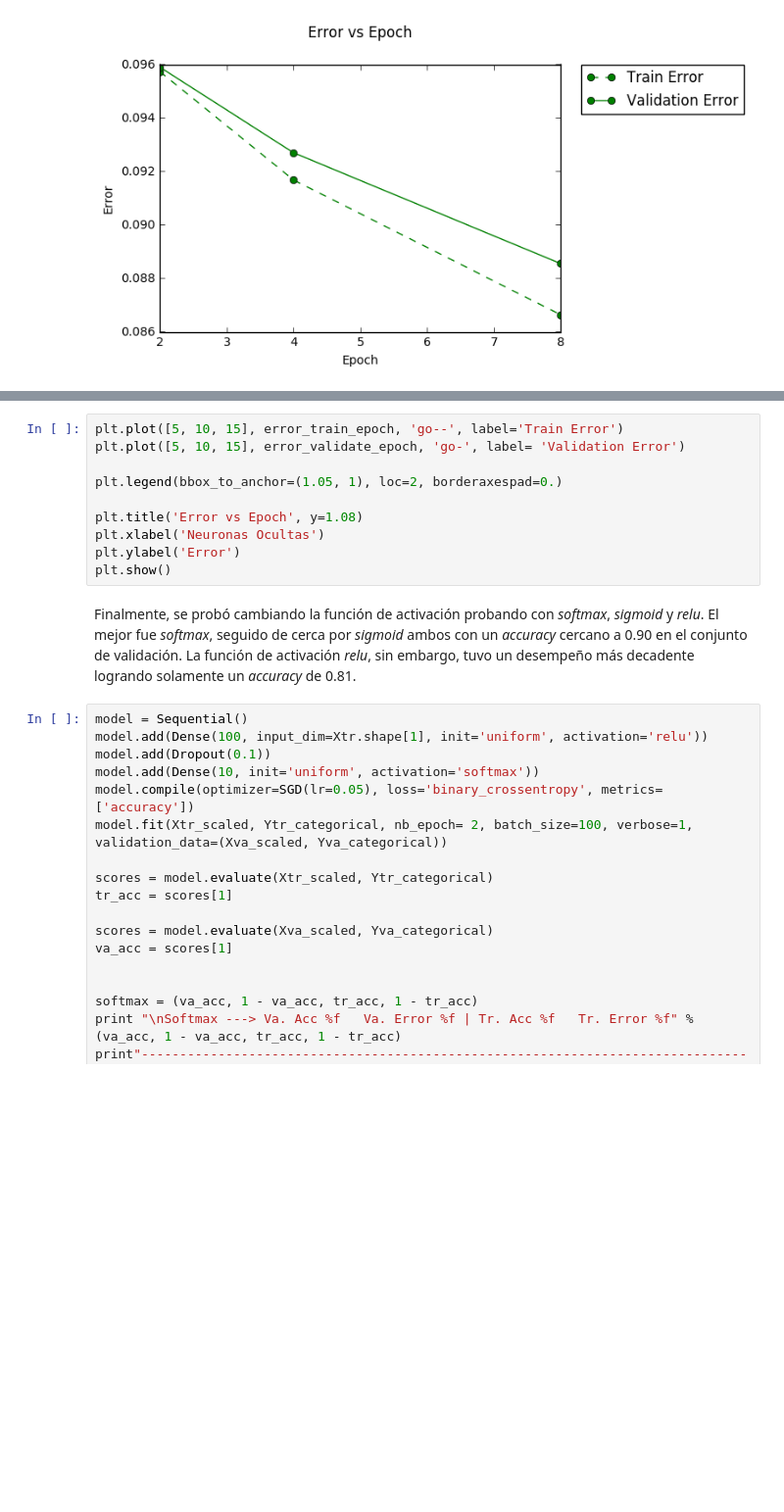
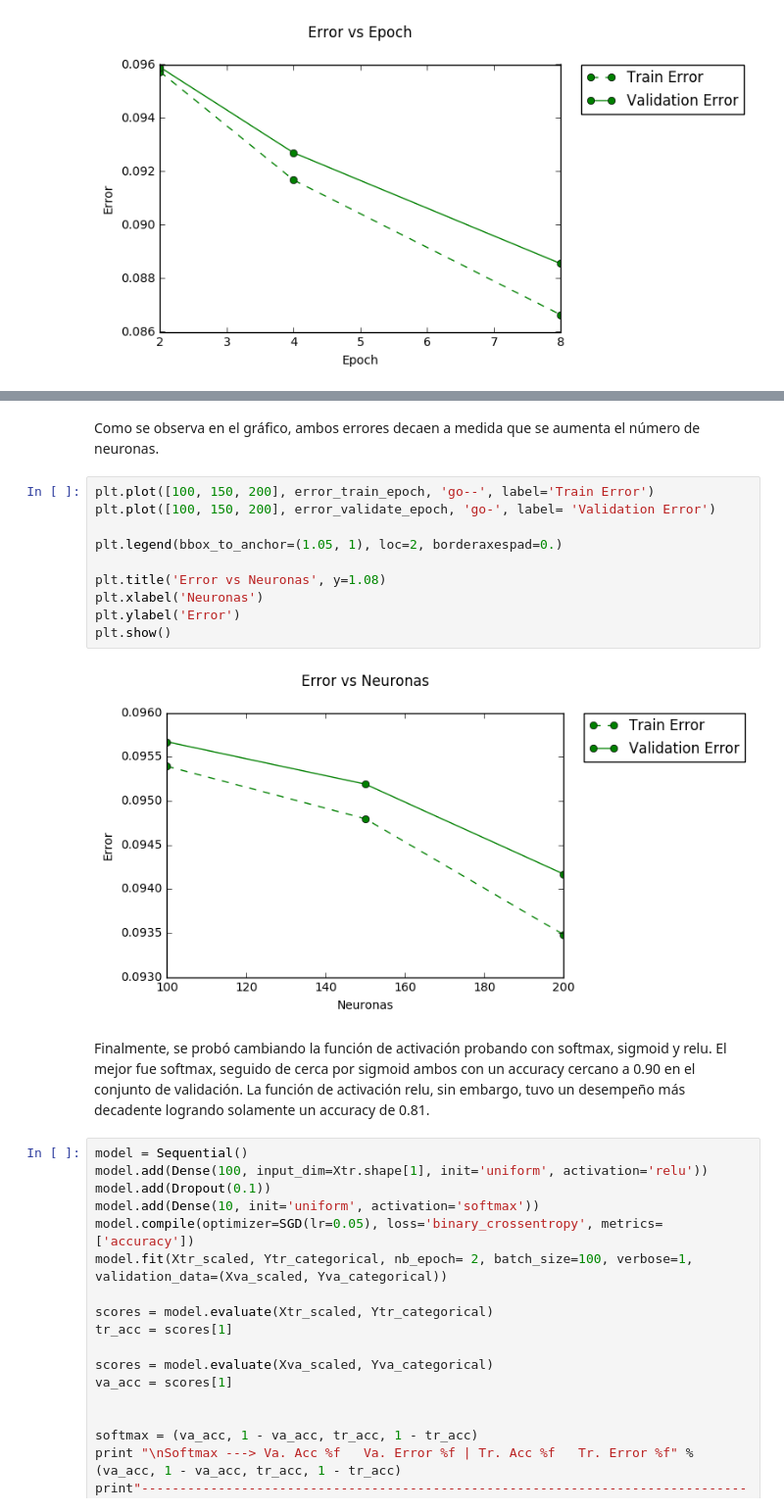
Before and after one commit to Worm318/T3ML, a Jupyter notebook: Informe parte 3.ipynb, the cells around one changed output, grey strips where cells are left out. Shown at 98% size. Saved outputs shown, nothing was run; the diff lists cells and outputs as text; blank space fills up the shorter version.

```diff
--- a/Informe parte 3.ipynb
+++ b/Informe parte 3.ipynb
@@ -231,16 +290,20 @@ Neuronas 200 ---> Va. Acc 0.906060   Va. Error 0.093940 | Tr. Acc 0.906520   Tr.
 -----------------------------------------------------------------------------------------
+# %% [markdown]
+Como se observa en el gráfico, ambos errores decaen a medida que se aumenta el número de neuronas.
 # %%
-plt.plot([5, 10, 15], error_train_epoch, 'go--', label='Train Error')
-plt.plot([5, 10, 15], error_validate_epoch, 'go-', label= 'Validation Error')
+plt.plot([100, 150, 200], error_train_epoch, 'go--', label='Train Error')
+plt.plot([100, 150, 200], error_validate_epoch, 'go-', label= 'Validation Error')
 
 plt.legend(bbox_to_anchor=(1.05, 1), loc=2, borderaxespad=0.)
 
-plt.title('Error vs Epoch', y=1.08)
-plt.xlabel('Neuronas Ocultas')
+plt.title('Error vs Neuronas', y=1.08)
+plt.xlabel('Neuronas')
 plt.ylabel('Error')
 plt.show()
+# %% [output]
+[figure, added]
 # %% [markdown]
-Finalmente, se probó cambiando la función de activación probando con *softmax*, *sigmoid* y *relu*. El mejor fue *softmax*, seguido de cerca por *sigmoid* ambos con un *accuracy* cercano a 0.90 en el conjunto de validación. La función de activación *relu*, sin embargo, tuvo un desempeño más decadente logrando solamente un *accuracy* de 0.81.
+Finalmente, se probó cambiando la función de activación probando con softmax, sigmoid y relu. El mejor fue softmax, seguido de cerca por sigmoid ambos con un accuracy cercano a 0.90 en el conjunto de validación. La función de activación relu, sin embargo, tuvo un desempeño más decadente logrando solamente un accuracy de 0.81.
 # %%
 model = Sequential()
 model.add(Dense(100, input_dim=Xtr.shape[1], init='uniform', activation='relu'))
```
Also changed, not shown: parts of 53 cells of this notebook.
